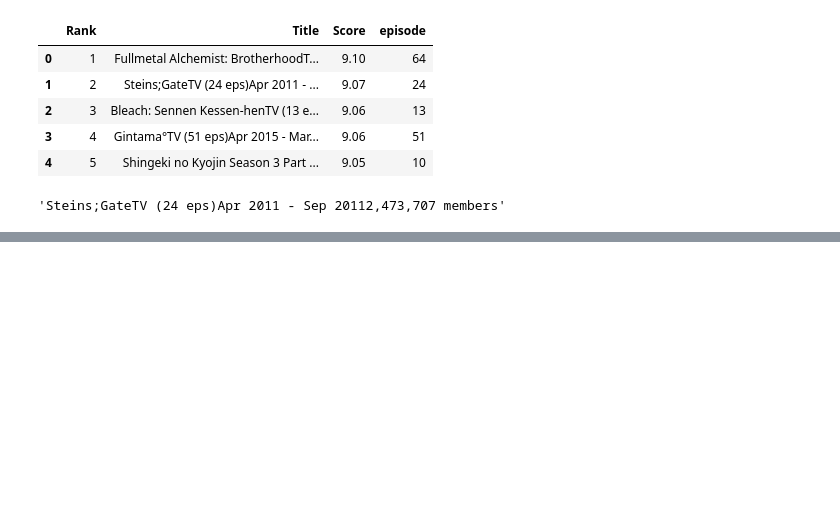
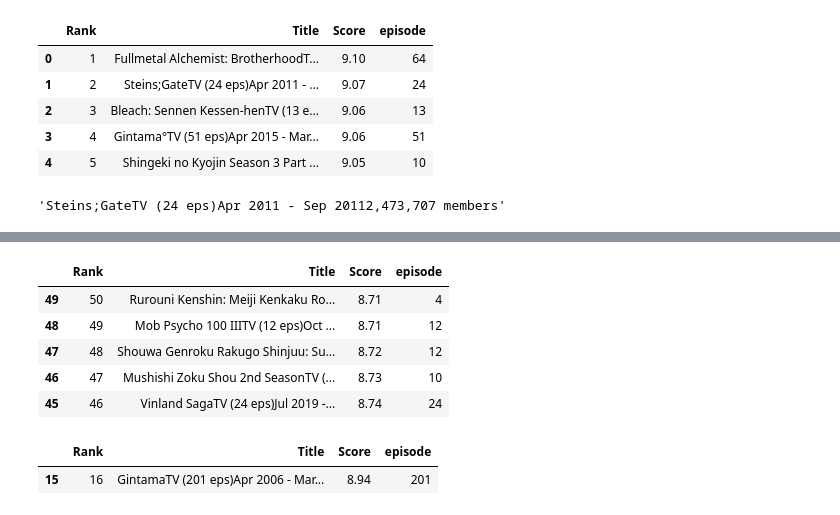
Before and after one commit to Akash220116/pandas, a Jupyter notebook: Anime.ipynb, the cells around one changed output, grey strips where cells are left out. Saved outputs shown, nothing was run; the diff lists cells and outputs as text; code cells hidden in the pictures; blank space fills up the shorter version.

```diff
--- a/Anime.ipynb
+++ b/Anime.ipynb
@@ -57,0 +52,17 @@ df["date"] = df["Title"].str.extract(
+# %%
+#give me top 5 highest scoring anime
+#low to high
+df.sort_values(by='Score').head()
+# %% [output]
+|  | Rank | Title | Score | episode |
+| 49 | 50 | Rurouni Kenshin: Meiji Kenkaku Ro... | 8.71 | 4 |
+| 48 | 49 | Mob Psycho 100 IIITV (12 eps)Oct ... | 8.71 | 12 |
+| 47 | 48 | Shouwa Genroku Rakugo Shinjuu: Su... | 8.72 | 12 |
+| 46 | 47 | Mushishi Zoku Shou 2nd SeasonTV (... | 8.73 | 10 |
+| 45 | 46 | Vinland SagaTV (24 eps)Jul 2019 -... | 8.74 | 24 |
+# %%
+#which animes have the highest episode count
+df[df['episode'] == df['episode'].max()]
+# %% [output]
+|  | Rank | Title | Score | episode |
+| 15 | 16 | GintamaTV (201 eps)Apr 2006 - Mar... | 8.94 | 201 |
```
Also changed, not shown: parts of 7 cells of this notebook.
